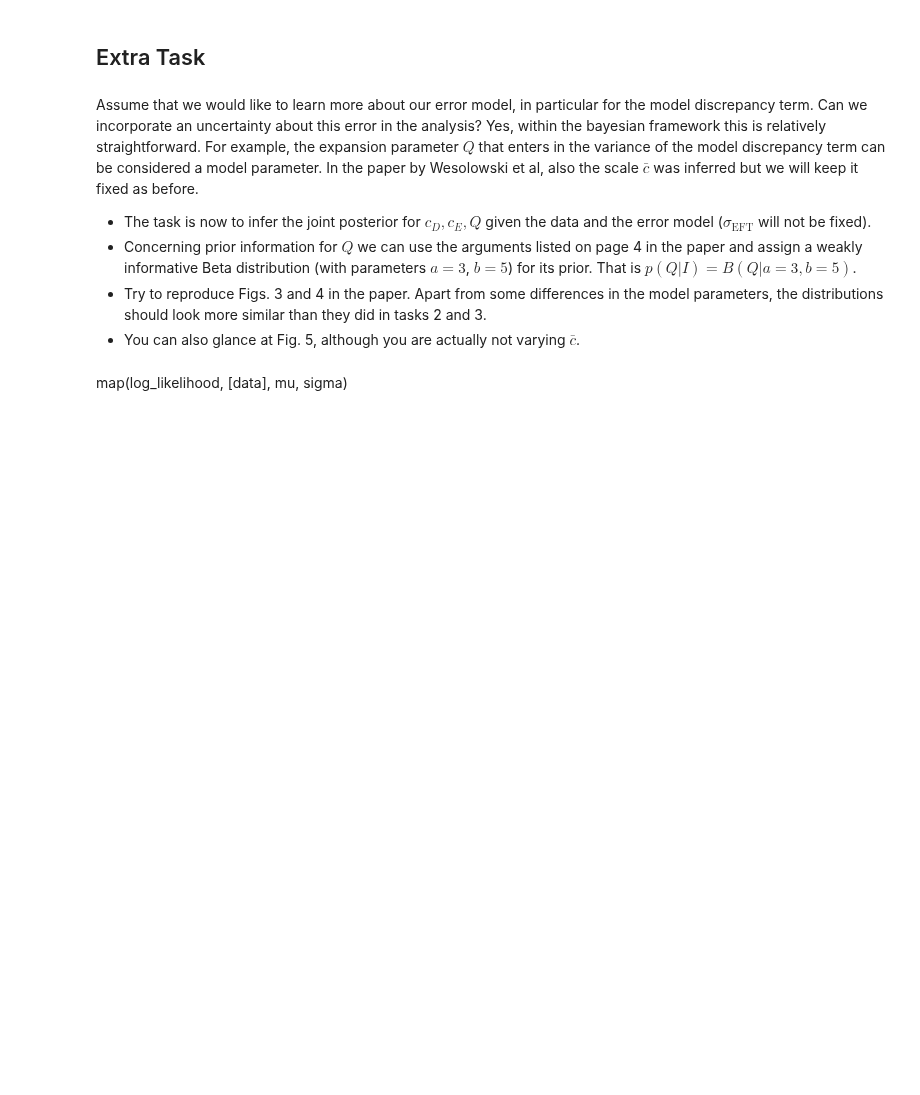
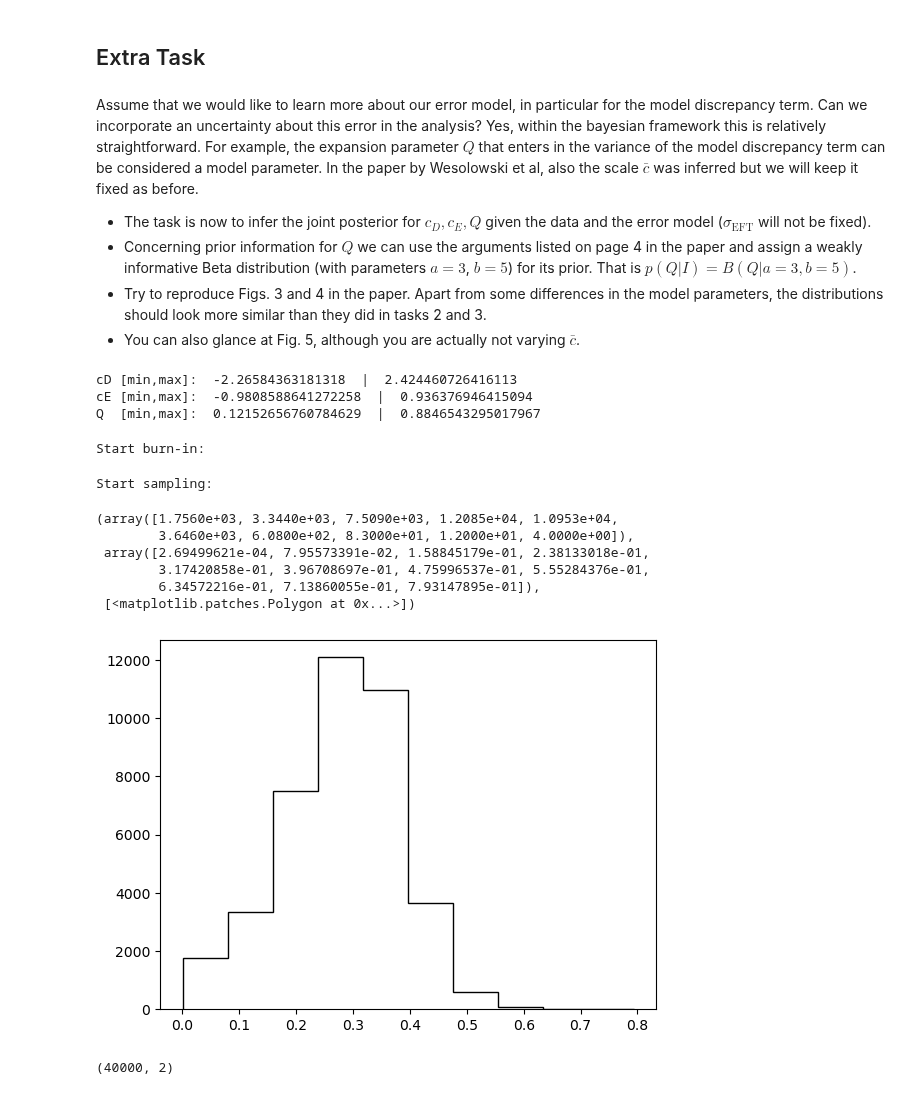
Before and after one commit to stach/lfd-project, a Jupyter notebook: Project1/project1.ipynb, the cells around one changed output. Drawn from its saved outputs; the diff is of its cells as text; code cells hidden in the pictures; blank space fills up the shorter version.

```diff
--- a/Project1/project1.ipynb
+++ b/Project1/project1.ipynb
@@ -550,5 +591,3 @@ def log_posterior_q(theta, mu, sigma, full=False):
-# %% [markdown]
-map(log_likelihood, [data], mu, sigma)
 # %%
 ndim = 3  # number of parameters in the model
 nwalkers = 20    # number of MCMC walkers
@@ -557,14 +596,39 @@ nsteps = 2000   # number of MCMC steps to take
 
 cD_start = 5 * np.random.rand(nwalkers,1) - 2.5 # uniform random number between -2.5 and 2.5
 cE_start = 2 * np.random.rand(nwalkers,1) - 1 # uniform random number between -1. and 1.
+Q_start = np.random.rand(nwalkers,1) + 1e-10 # uniform random number between 0 and 1 (exclusive) -> (0,1)
 print("cD [min,max]: ", np.min(cD_start), " | ", np.max(cD_start))
 print("cE [min,max]: ", np.min(cE_start), " | ", np.max(cE_start))
-starting_guesses = np.hstack((cD_start, cE_start)) # has shape (nwalkers, ndim)
+print("Q  [min,max]: ", np.min(Q_start), " | ", np.max(Q_start))
+starting_guesses = np.hstack((cD_start, cE_start, Q_start)) # has shape (nwalkers, ndim)
+# %% [output]
+cD [min,max]:  -2.26584363181318  |  2.424460726416113
+cE [min,max]:  -0.9808588641272258  |  0.936376946415094
+Q  [min,max]:  0.12152656760784629  |  0.8846543295017967
 # %%
-sampler, _, _, _ = mcmc(starting_guesses=starting_guesses,
-                   nwalkers=nwalkers,
-                   nsteps=nsteps,
-                   nburn=nburn,
-                   ndim=ndim,
-                   lnprob=log_posterior,
-                   data=dataset2)
+sampler_q, _, _, _ = mcmc(starting_guesses=starting_guesses,
+                     nwalkers=nwalkers,
+                     nsteps=nsteps,
+                     nburn=nburn,
+                     ndim=ndim,
+                     lnprob=log_posterior_q,
+                     data=dataset2)
+# %% [output]
+Start burn-in:
+Start sampling:
+# %%
+samples_q = sampler_q.get_chain(flat=True)
+np.mean(samples_q)
+plt.hist(samples_q[:,2], color="k", histtype="step")
+# %% [output]
+(array([1.7560e+03, 3.3440e+03, 7.5090e+03, 1.2085e+04, 1.0953e+04,
+        3.6460e+03, 6.0800e+02, 8.3000e+01, 1.2000e+01, 4.0000e+00]),
+ array([2.69499621e-04, 7.95573391e-02, 1.58845179e-01, 2.38133018e-01,
+        3.17420858e-01, 3.96708697e-01, 4.75996537e-01, 5.55284376e-01,
+        6.34572216e-01, 7.13860055e-01, 7.93147895e-01]),
+ [<matplotlib.patches.Polygon at 0x...>])
+[figure, added]
+# %%
+samples_q[:,0:2].shape
+# %% [output]
+(40000, 2)
```
Also changed, not shown: parts of 15 cells of this notebook, 1 other file.
